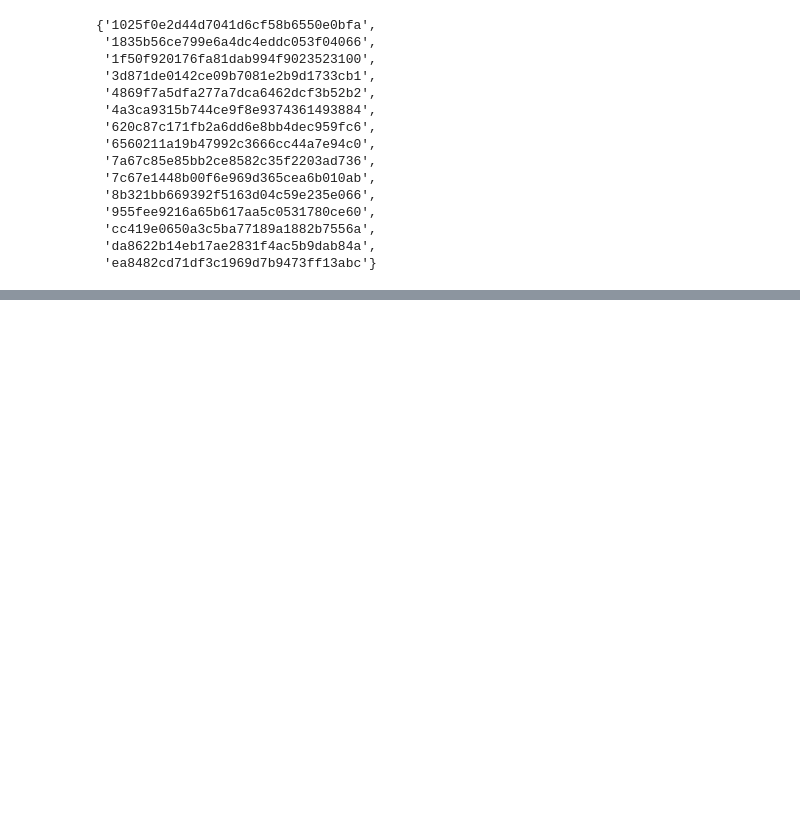
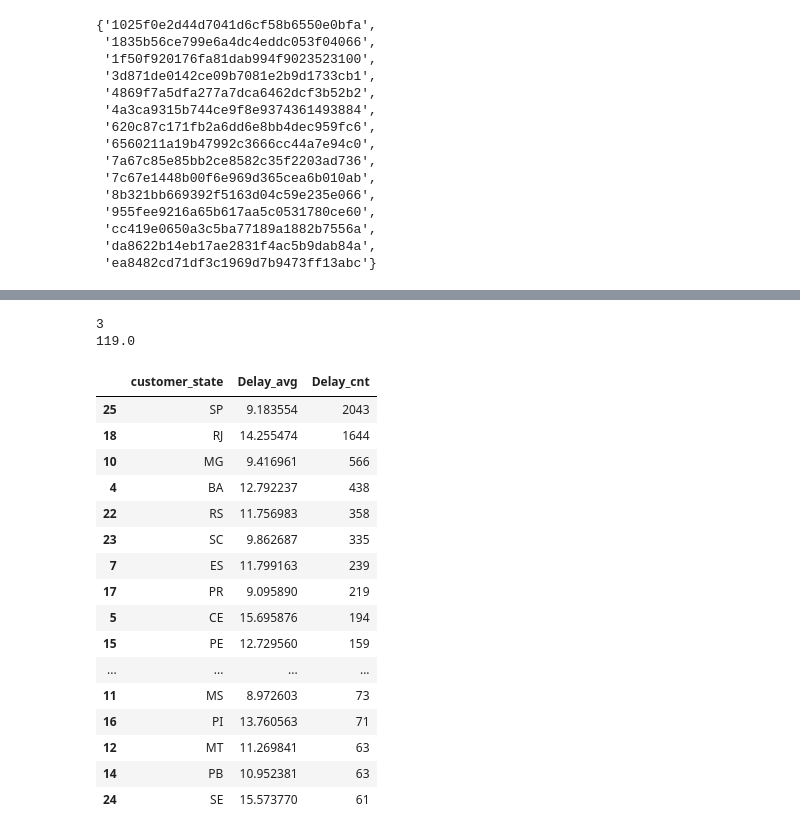
Before and after one commit to RithikDatascientist/works, a Jupyter notebook: learnings/story_telling_insight_analysis/brazill_ecommerce_anlaysis.ipynb, the cells around one changed output, grey strips where cells are left out. Cells and saved outputs as stored; diff of their text form; code cells hidden in the pictures; blank space fills up the shorter version.

```diff
--- a/learnings/story_telling_insight_analysis/brazill_ecommerce_anlaysis.ipynb
+++ b/learnings/story_telling_insight_analysis/brazill_ecommerce_anlaysis.ipynb
@@ -382,0 +443,26 @@ delay_seller_bad_review_sellers
+# %%
+state_delay = df.groupby("customer_state")["Delay"].agg(["mean", "count"]).reset_index()
+state_delay.columns = ["customer_state","Delay_avg", "Delay_cnt"]
+print(min(state_delay["Delay_cnt"]))
+print(state_delay["Delay_cnt"].median())
+state_delay.sort_values(by = "Delay_cnt",ascending=False).head(20)
+# %% [output]
+3
+119.0
+|  | customer_state | Delay_avg | Delay_cnt |
+| 25 | SP | 9.183554 | 2043 |
+| 18 | RJ | 14.255474 | 1644 |
+| 10 | MG | 9.416961 | 566 |
+| 4 | BA | 12.792237 | 438 |
+| 22 | RS | 11.756983 | 358 |
+| 23 | SC | 9.862687 | 335 |
+| 7 | ES | 11.799163 | 239 |
+| 17 | PR | 9.095890 | 219 |
+| 5 | CE | 15.695876 | 194 |
+| 15 | PE | 12.729560 | 159 |
+| ... | ... | ... | ... |
+| 11 | MS | 8.972603 | 73 |
+| 16 | PI | 13.760563 | 71 |
+| 12 | MT | 11.269841 | 63 |
+| 14 | PB | 10.952381 | 63 |
+| 24 | SE | 15.573770 | 61 |
```
Also changed, not shown: parts of 8 cells of this notebook.
